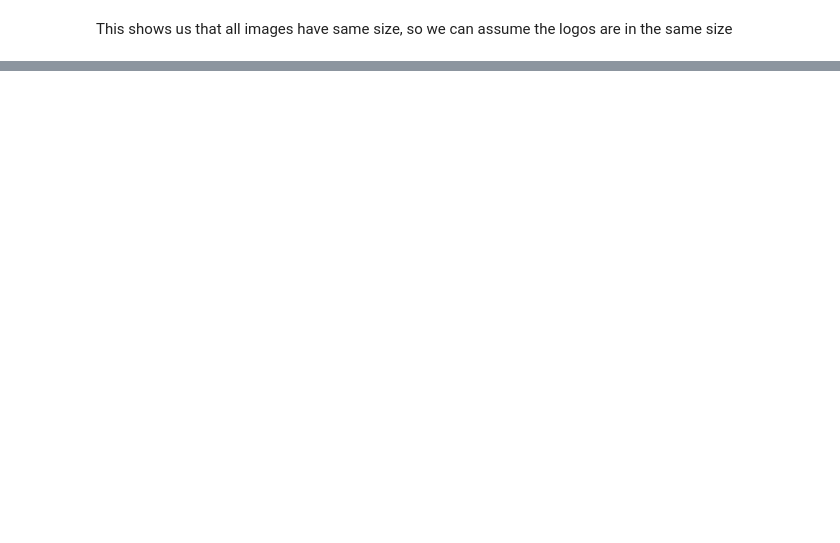
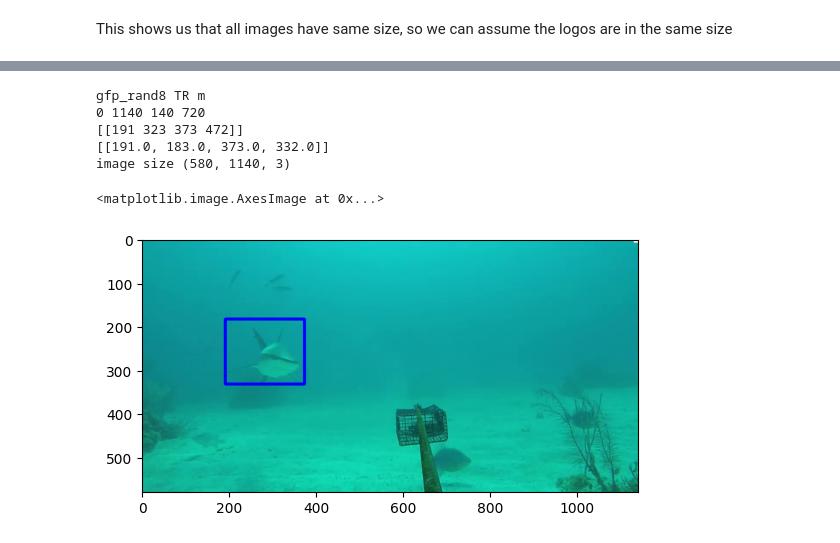
Before and after one commit to filippovarini/SharkTrack-Dev, a Jupyter notebook: data_engineering/process_gfp_frames.ipynb, the cells around one changed output, grey strips where cells are left out. Drawn from its saved outputs; the diff is of its cells as text; code cells hidden in the pictures; blank space fills up the shorter version.

Commit message:
annotation converter

```diff
--- a/data_engineering/process_gfp_frames.ipynb
+++ b/data_engineering/process_gfp_frames.ipynb
@@ -365,0 +415,48 @@ def crop_and_adjust_bbox(image_path, bboxes, crop_coordinates):
+# %%
+annotations_folder = '/vol/biomedic3/bglocker/ugproj2324/fv220/datasets/youtube_bruvs/annotations_sharktrack'
+def get_annotations(image_path):
+  video_name = os.path.basename(os.path.dirname(image_path))
+  img_id = os.path.basename(image_path)
+  annotations_path = os.path.join(annotations_folder, f'{video_name}.csv')
+  annotations_df = pd.read_csv(annotations_path)
+  return annotations_df
+
+def get_bboxes(image_path):
+  img_id = os.path.basename(image_path)
+  annotations_df = get_annotations(image_path)
+  bboxes = annotations_df.loc[annotations_df.Filename == img_id, 'xmin ymin xmax ymax'.split()].values
+  return bboxes
+# %%
+# video = 'gfp_rand7'
+# test_folder = f'/vol/biomedic3/bglocker/ugproj2324/fv220/datasets/youtube_bruvs/frames/{video}/'
+# test_image = 'gfp_rand7_frame780.jpg'
+video = 'gfp_rand8'
+test_folder = f'/vol/biomedic3/bglocker/ugproj2324/fv220/datasets/youtube_bruvs/frames/{video}/'
+test_image = 'gfp_rand8_frame150.jpg'
+# video = 'gfp_belize1'
+# test_folder = f'/vol/biomedic3/bglocker/ugproj2324/fv220/datasets/youtube_bruvs/frames/{video}/'
+# test_image = 'gfp_belize1_frame1920.jpg'
+test_image_path = os.path.join(test_folder, test_image)
+bboxes = get_bboxes(test_image_path)
+
+from utils import plot_img, draw_rect
+
+annotations_df = get_annotations(test_image_path)
+bboxes = get_bboxes(test_image_path)
+# plot_img(test_image, test_folder, annotations_df, bbox=True)
+aug_image, aug_bboxes = crop_and_adjust_bbox(test_image_path, bboxes)
+aug_bboxes = [list(bbox) for bbox in aug_bboxes]
+print(bboxes)
+print(aug_bboxes)
+aug_image = draw_rect(aug_image, aug_bboxes)
+print('image size', aug_image.shape)
+plt.imshow(cv2.cvtColor(aug_image, cv2.COLOR_BGR2RGB))
+# plot_img(aug_image, test_folder, annotations_df, bbox=True)
+# %% [output]
+gfp_rand8 TR m
+0 1140 140 720
+[[191 323 373 472]]
+[[191.0, 183.0, 373.0, 332.0]]
+image size (580, 1140, 3)
+<matplotlib.image.AxesImage at 0x...>
+[figure, added]
```
Also changed, not shown: parts of 13 cells of this notebook, 5 other files.
